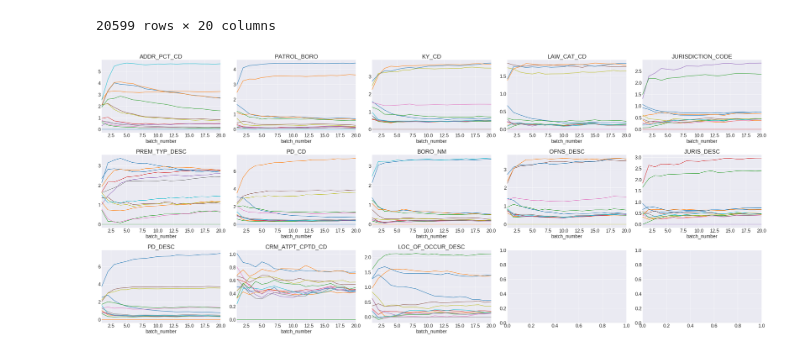
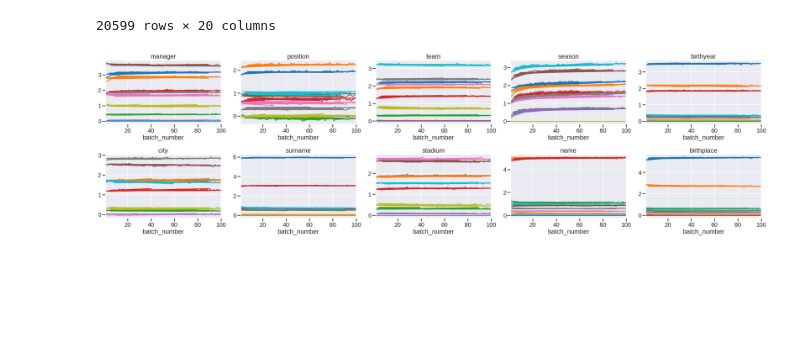
Before and after one commit to oliveiraph17/holoclean-incremental, a Jupyter notebook: experimental_results/quality_charts.ipynb, the cells around one changed output. Saved outputs shown, nothing was run; the diff lists cells and outputs as text; code cells hidden in the pictures; blank space fills up the shorter version.

Commit message:
Continues the analysis about correlation between attributes in the same models

```diff
--- a/experimental_results/quality_charts.ipynb
+++ b/experimental_results/quality_charts.ipynb
@@ -228,8 +230,9 @@ df
 ########################################
 
 def correct_weight_file(dataset_name, attribute):
-    weight_log_path = 'logs-fev08/' + dataset_name + '/train_all_infer_all/monitoring_' + attribute + '_weight_log'
-    quality_log_path = 'logs-fev08/' + dataset_name + '/train_all_infer_all/monitoring_' + attribute + '_quality_log'
+#     weight_log_path = 'logs-fev08/' + dataset_name + '/train_all_infer_all/monitoring_' + attribute + '_weight_log'
+    weight_log_path = dataset_name + '/monitoring_' + attribute + '_weight_log'
+    quality_log_path = dataset_name + '/monitoring_' + attribute + '_quality_log'
 
     weight_df = pd.read_csv(weight_log_path + '.csv', sep=';')
     quality_df = pd.read_csv(quality_log_path + '.csv', sep=';')
@@ -258,7 +261,7 @@ import glob
 import math
 
 def get_weight_file(dataset_name, infer_mode, features, attribute):
-    weight_log_path = 'logs-fev08/' + dataset_name + '/train_all_infer_all/monitoring_' + attribute + '_weight_log_corrected'
+    weight_log_path = dataset_name + '/monitoring_' + attribute + '_weight_log_corrected'
 
     if not os.path.isfile(weight_log_path):
         correct_weight_file(dataset_name, attribute)
@@ -291,35 +294,35 @@ def plot_weights(dataset_name, infer_mode, features, attribute=None, show_errors
         fig, axes = plt.subplots(chart_rows, chart_columns,
 #                                  sharex=True,
 #                                  sharey=True,
                                  figsize=(chart_columns * 7, chart_rows * 5)
                                 )
 
         i = 0
         j = 0
 
         for fname in file_names:
             attr = fname.split('monitoring_')[1].split('_weight')[0]
 
             weight_df = get_weight_file(dataset_name, infer_mode, features, attr)
 
             for w in range(len(weight_df.columns) - 3):
                 try:
                     weight_df.plot(kind='line', x='batch_number', y='w' + str(w), ax=axes[i, j], legend=False)
                 except:
                     if show_errors:
                         print('Error: {} ({})'.format(attr, w))
 
             axes[i, j].set(title=attr)
 
             i += (j + 1) // chart_columns
             j = (j + 1) % chart_columns
 
         fig.tight_layout()
 
 # Plot
-plot_weights('nypd6', 'all', 'incremental')
+plot_weights('soccer', 'all', 'incremental')
 # %% [output]
-[figure, old version]
+[figure, new version]
 # %%
 import numpy as np
 import matplotlib.pyplot as plt
```
Also changed, not shown: parts of 3 cells of this notebook, 6 other files.
